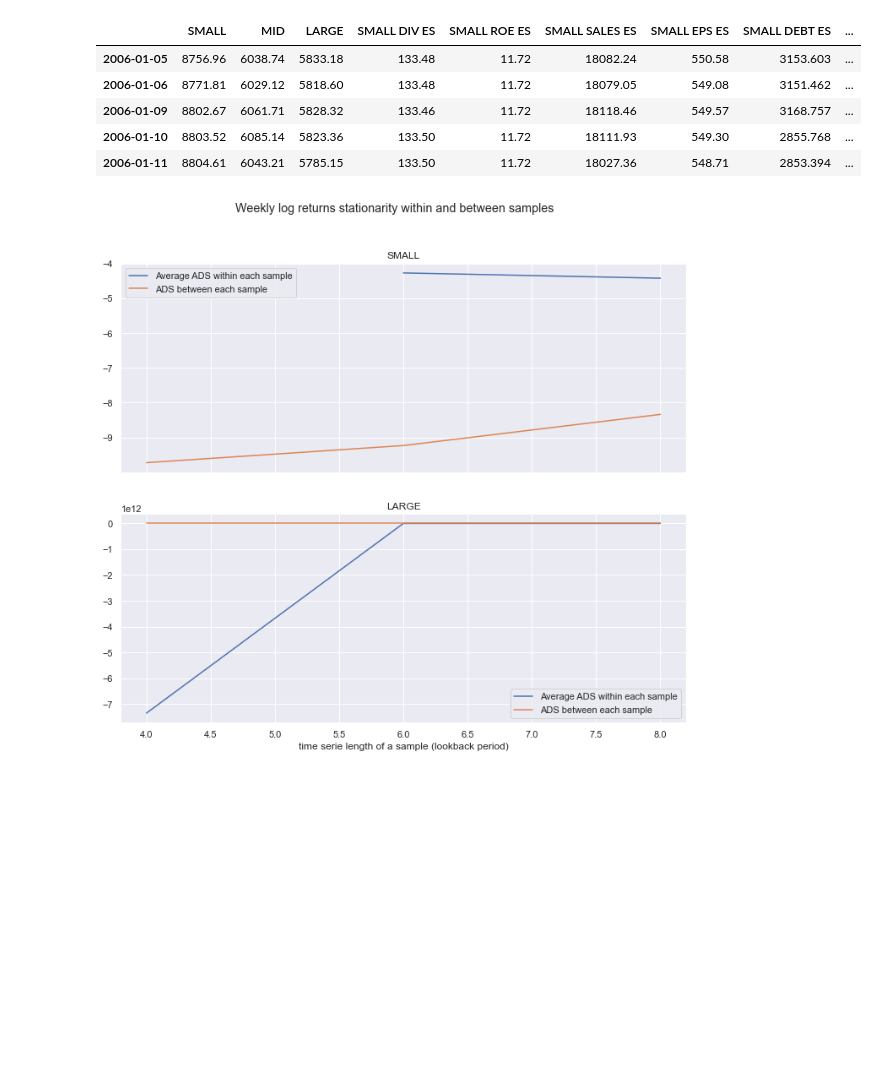
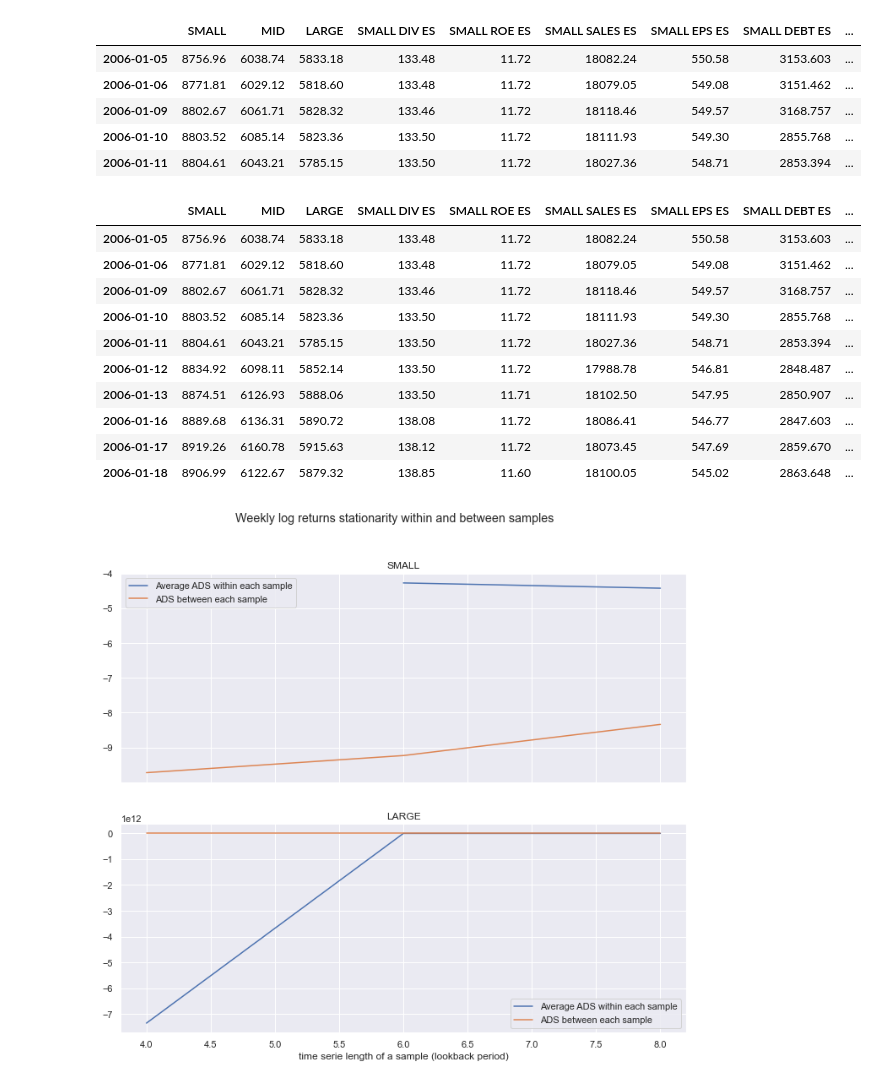
Before and after one commit to lacoupe/BCVS, a Jupyter notebook: SW/size/size.ipynb, the cells around one changed output. Saved outputs shown, nothing was run; the diff lists cells and outputs as text; code cells hidden in the pictures; blank space fills up the shorter version.

```diff
--- a/SW/size/size.ipynb
+++ b/SW/size/size.ipynb
@@ -158,6 +158,20 @@ def fast_fracdiff(x, d):
     z2 = tuple(x) + z
     dx = pl.ifft(pl.fft(z1) * pl.fft(z2))
     return np.real(dx[0:T])
+# %%
+features.head(10)
+# %% [output]
+|  | SMALL | MID | LARGE | SMALL DIV ES | SMALL ROE ES | SMALL SALES ES | SMALL EPS ES | SMALL DEBT ES | ... |
+| 2006-01-05 | 8756.96 | 6038.74 | 5833.18 | 133.48 | 11.72 | 18082.24 | 550.58 | 3153.603 | ... |
+| 2006-01-06 | 8771.81 | 6029.12 | 5818.60 | 133.48 | 11.72 | 18079.05 | 549.08 | 3151.462 | ... |
+| 2006-01-09 | 8802.67 | 6061.71 | 5828.32 | 133.46 | 11.72 | 18118.46 | 549.57 | 3168.757 | ... |
+| 2006-01-10 | 8803.52 | 6085.14 | 5823.36 | 133.50 | 11.72 | 18111.93 | 549.30 | 2855.768 | ... |
+| 2006-01-11 | 8804.61 | 6043.21 | 5785.15 | 133.50 | 11.72 | 18027.36 | 548.71 | 2853.394 | ... |
+| 2006-01-12 | 8834.92 | 6098.11 | 5852.14 | 133.50 | 11.72 | 17988.78 | 546.81 | 2848.487 | ... |
+| 2006-01-13 | 8874.51 | 6126.93 | 5888.06 | 133.50 | 11.71 | 18102.50 | 547.95 | 2850.907 | ... |
+| 2006-01-16 | 8889.68 | 6136.31 | 5890.72 | 138.08 | 11.72 | 18086.41 | 546.77 | 2847.603 | ... |
+| 2006-01-17 | 8919.26 | 6160.78 | 5915.63 | 138.12 | 11.72 | 18073.45 | 547.69 | 2859.670 | ... |
+| 2006-01-18 | 8906.99 | 6122.67 | 5879.32 | 138.85 | 11.60 | 18100.05 | 545.02 | 2863.648 | ... |
 # %%
 df_ads = pd.DataFrame(index=['ADS within each sample', 'ADS between each sample'])
 
```
Also changed, not shown: 6 other files.
